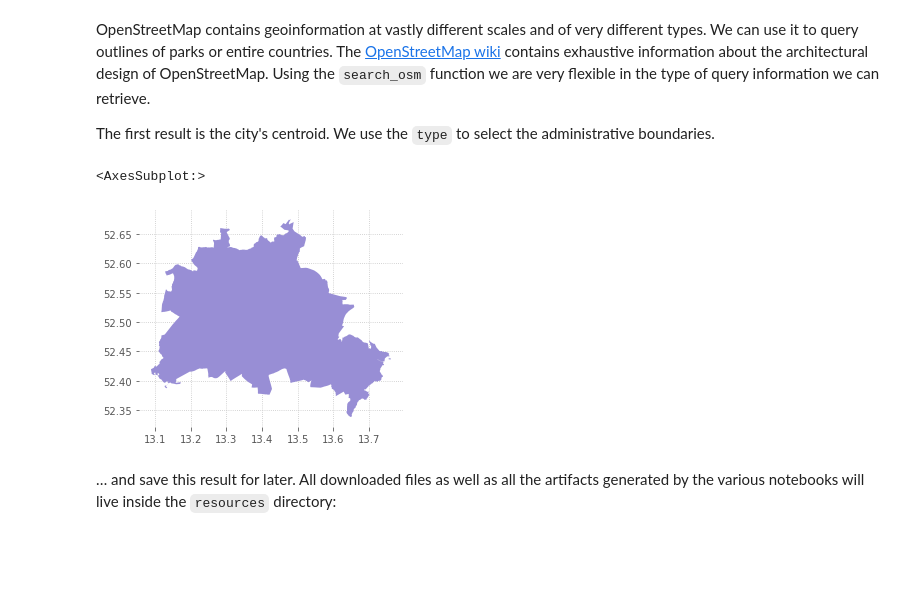
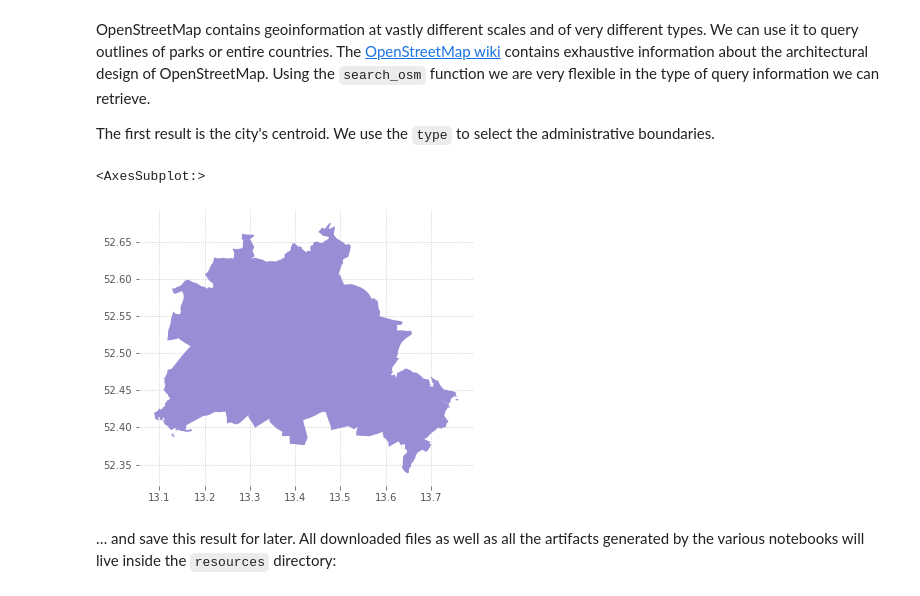
Before and after one commit to rrrnld/earth-observation-for-journalism, a Jupyter notebook: sources/01a Download Process.ipynb, the cells around one changed output. Drawn from its saved outputs; the diff is of its cells as text; code cells hidden in the pictures; blank space fills up the shorter version.

```diff
--- a/sources/01a Download Process.ipynb
+++ b/sources/01a Download Process.ipynb
@@ -63,10 +63,10 @@ The first result is the city's centroid.
 We use the `type` to select the administrative boundaries.
 # %%
 berlin = results[results['type'] == 'administrative']
-berlin.plot()
+berlin.plot(figsize=(6,6))
 # %% [output]
 <AxesSubplot:>
-[figure, old version]
+[figure, new version]
 # %% [markdown]
 … and save this result for later. All downloaded files as well as all the artifacts generated by the various notebooks will live inside the `resources` directory:
 # %%
```
Also changed, not shown: parts of 2 cells of this notebook, 2 other files.
